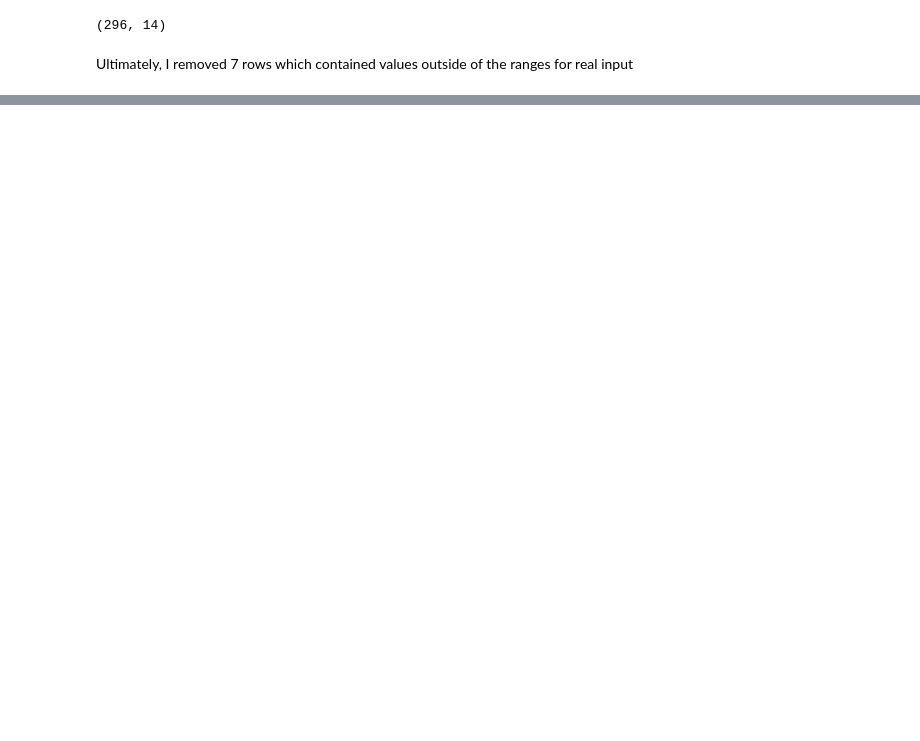
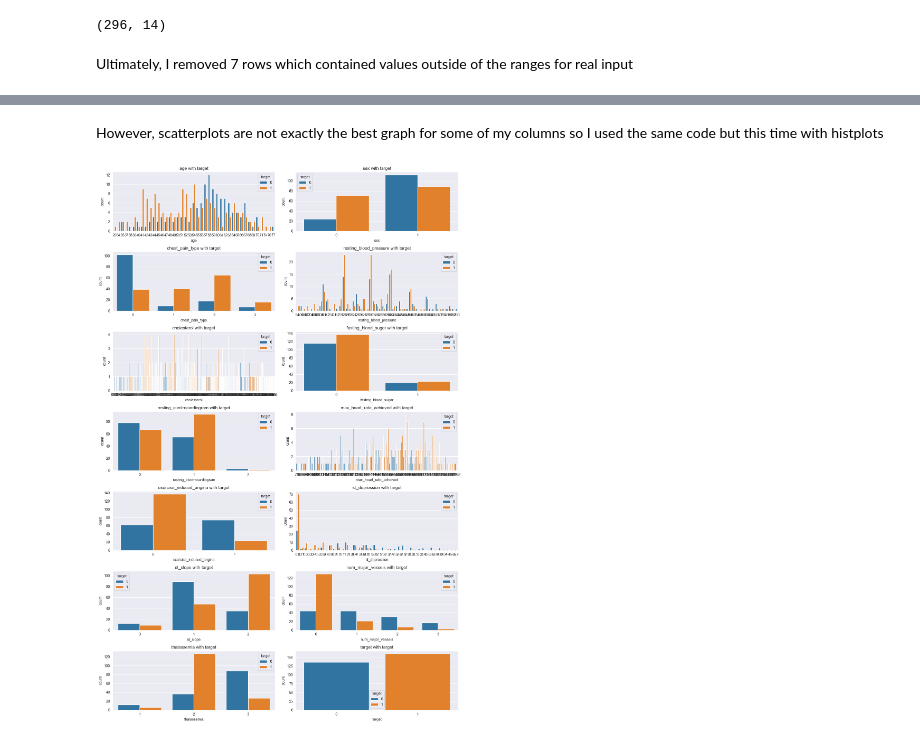
Before and after one commit to NicEkstrand/Heart-Disease-Analysis, a Jupyter notebook: dataanalysis.ipynb, the cells around one changed output, grey strips where cells are left out. Drawn from its saved outputs; the diff is of its cells as text; code cells hidden in the pictures; blank space fills up the shorter version.

```diff
--- a/dataanalysis.ipynb
+++ b/dataanalysis.ipynb
@@ -76,0 +147,20 @@ Ultimately, I removed 7 rows which contained values outside of the ranges for re
+# %% [markdown]
+However, scatterplots are not exactly the best graph for some of my columns so I used the same code but this time with histplots
+# %%
+# Set Seaborn style
+sns.set_style("darkgrid")
+
+# Plot distribution of each numerical feature
+plt.figure(figsize=(14, len(df.columns) * 3))
+for idx, feature in enumerate(df.columns, 1):
+	plt.subplot(len(df.columns), 2, idx)
+
+	# Kernel density plot
+	sns.countplot(data=df, x=feature, hue="target")
+	plt.title(feature + " with target")
+
+# Adjust layout and show plots
+plt.tight_layout()
+plt.show()
+# %% [output]
+[figure, added]
```
Also changed, not shown: parts of 17 cells of this notebook.
